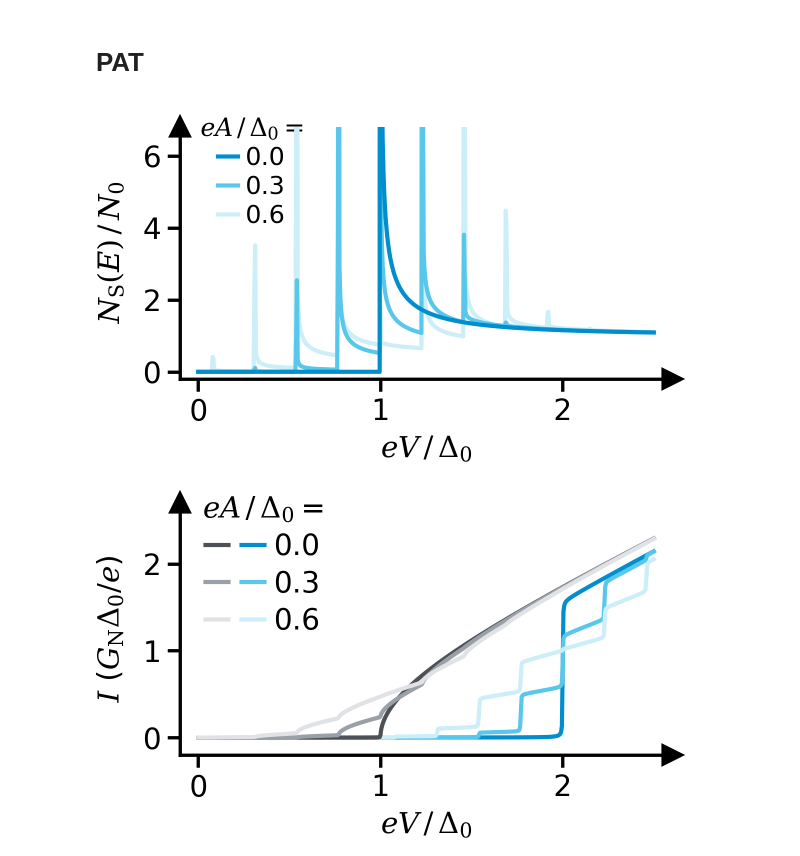
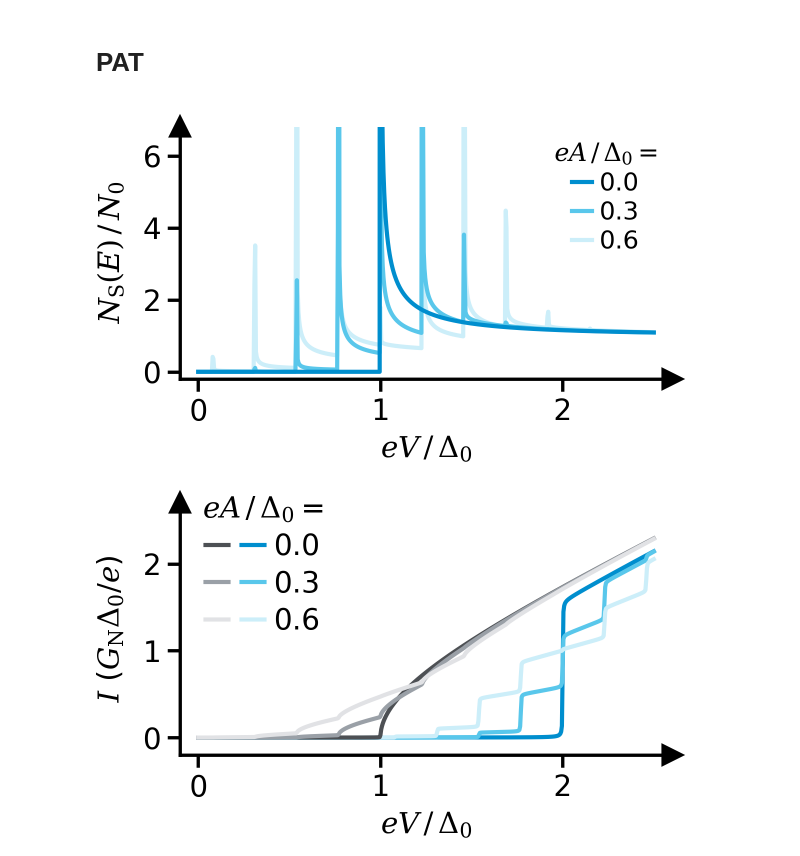
Before and after one commit to schmampf/dissertation, a Jupyter notebook: theory/micro/micro.ipynb, the cells around one changed output. Drawn from its saved outputs; the diff is of its cells as text; code cells hidden in the pictures.

```diff
--- a/theory/micro/micro.ipynb
+++ b/theory/micro/micro.ipynb
@@ -523,36 +523,36 @@ for i, A in enumerate(A_mV):
         N_S[i, :],
         color=seeblau[i * 2],
         zorder=10 - i,
         label=f"{A/Delta_meV:1.1f}",
     )
 
 ax.set_xlim(-0.1, 2.6)
 ax.set_xticks([0, 1, 2])
 ax.set_ylim(-0.2, 6.8)
 ax.set_yticks([0, 2, 4, 6])
 
 ax.legend(
     title="$eA\\,/\\,\\Delta_0 = $",
     handlelength=0.8,
-    loc="upper left",
+    loc="upper right",
     frameon=False,
     fontsize=6,
     title_fontsize=6,
     ncols=1,
     columnspacing=0.1,
     borderpad=0.1,  # reduces padding inside the legend box
     labelspacing=0.2,  # reduces vertical spacing between items
     handletextpad=0.3,  # reduces spacing between line and label
-    bbox_to_anchor=(0.01, 1.1),
+    # bbox_to_anchor=(0.01, 1.1),
 )
 
 xlabel = "$eV\\,/\\,\\Delta_0$"
 ylabel = "$N_\\mathrm{S}(E)\\,/\\,N_0$"
 title = None
 
 theory_layout(fig, ax, title, xlabel, ylabel)
 # %% [output]
-[figure, old version]
+[figure, new version]
 # %%
 fig, ax = get_figure(figsize=(2.0, 1.2), subfigure=True)
 
```
Also changed, not shown: 10 other files.
